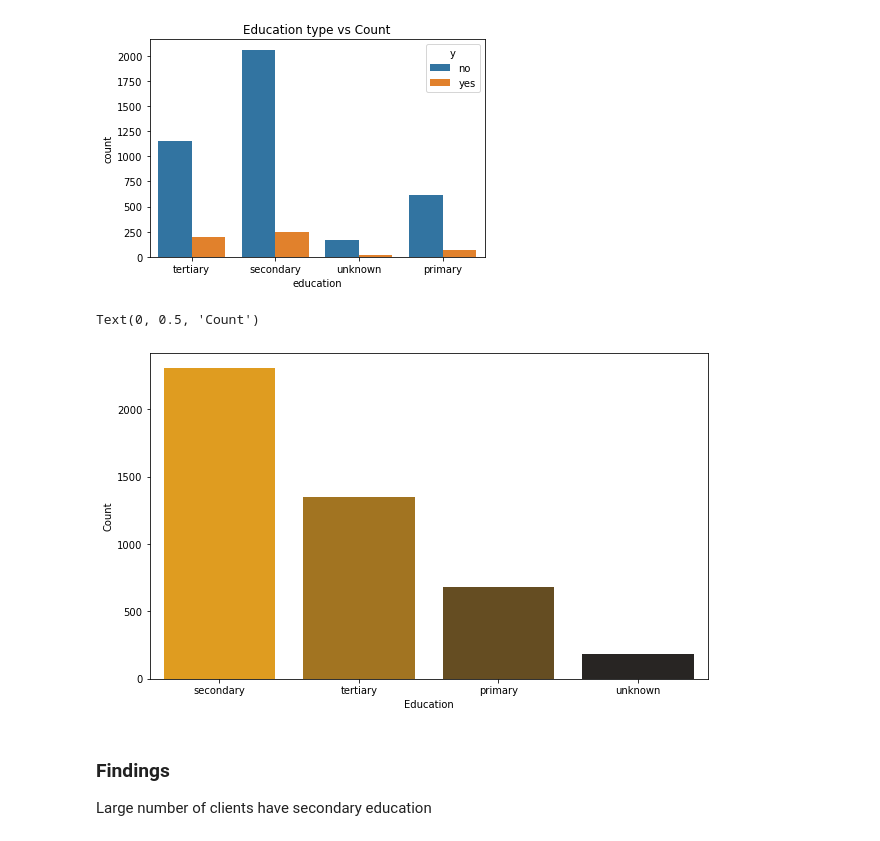
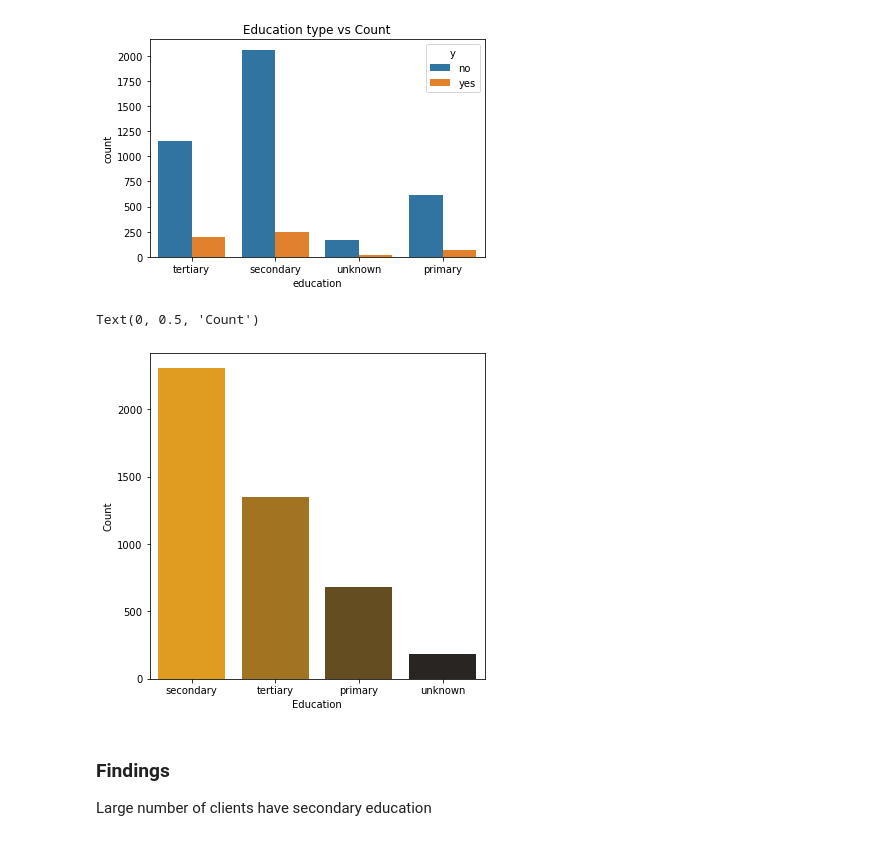
Before and after one commit to patrickamwayi/banking-dataset-analysis, a Jupyter notebook: banking_dataset_analysis.ipynb, the cells around one changed output. Saved outputs shown, nothing was run; the diff lists cells and outputs as text; code cells hidden in the pictures.

```diff
--- a/banking_dataset_analysis.ipynb
+++ b/banking_dataset_analysis.ipynb
@@ -247,16 +247,16 @@ plt.title("Education type vs Count")
 Text(0.5, 1.0, 'Education type vs Count')
 [figure]
 # %%
-# Visualization of education in ascending order
-plt.figure(figsize=(10,6))
+# Visualization of education in a discending order
+plt.figure(figsize=(6,6))
 sns.countplot(x ='education',
               data=df,
               order=df['education'].value_counts().index,palette='dark:orange_r')
 plt.xlabel('Education')
 plt.ylabel('Count')
 # %% [output]
 Text(0, 0.5, 'Count')
-[figure, old version]
+[figure, new version]
 # %% [markdown]
 ### Findings
 Large number of clients have secondary education
```
Also changed, not shown: parts of 8 cells of this notebook.
